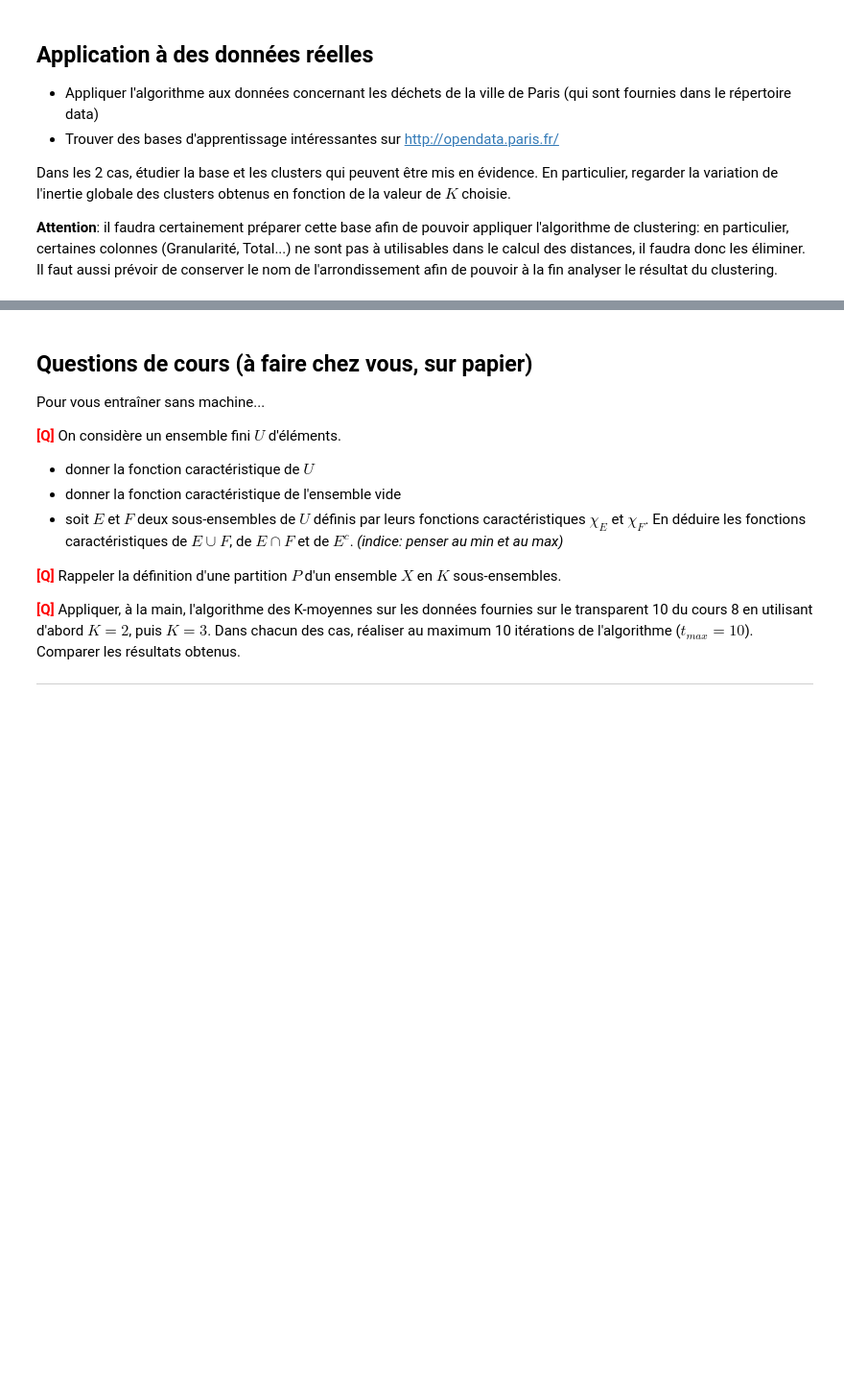
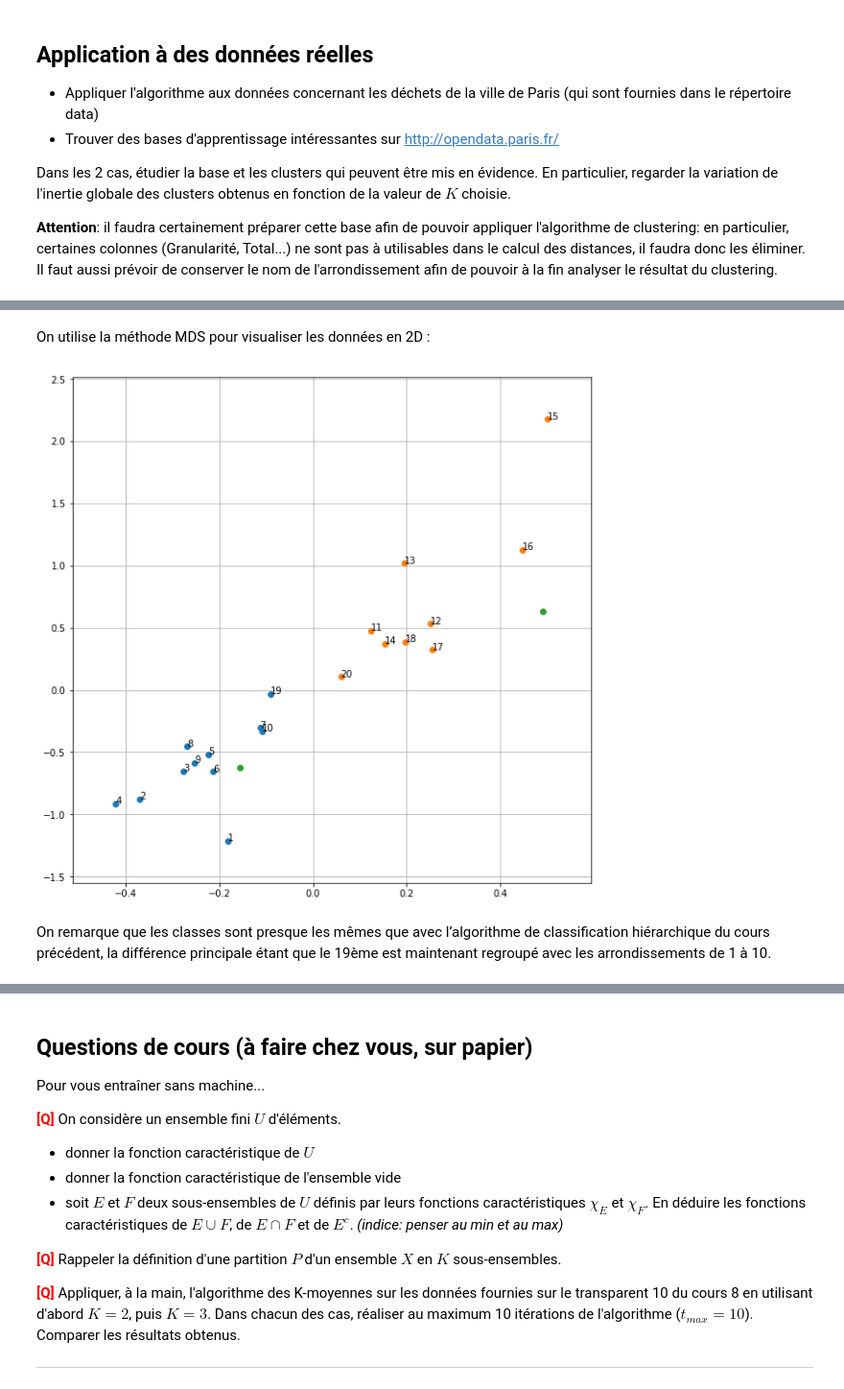
Before and after one commit to arianacarnielli/3I026, a Jupyter notebook: tme08/TME08-Carnielli.ipynb, the cells around one changed output, grey strips where cells are left out. Shown: that part at 96% size. Saved outputs shown, nothing was run; the diff lists cells and outputs as text; code cells hidden in the pictures; blank space fills up the shorter version.

```diff
--- a/tme08/TME08-Carnielli.ipynb
+++ b/tme08/TME08-Carnielli.ipynb
@@ -351,3 +349,10 @@ Dans les 2 cas, étudier la base et les clusters qui peuvent être mis en évide
 
 
 **Attention**: il faudra certainement préparer cette base afin de pouvoir appliquer l'algorithme de clustering: en particulier, certaines colonnes (Granularité, Total...) ne sont pas à utilisables dans le calcul des distances, il faudra donc les éliminer. Il faut aussi prévoir de conserver le nom de l'arrondissement afin de pouvoir à la fin analyser le résultat du clustering.
+# %%
+data_Paris = pd.read_csv("data/base-Paris.csv", sep=';')
+# %%
+data_Paris = data_Paris.drop(["Total arrondissement 2011"], axis=1)
+data_Paris = data_Paris.drop([13])
+
+data_Paris.head()
@@ -353,0 +366,8 @@ Dans les 2 cas, étudier la base et les clusters qui peuvent être mis en évide
+# %%
+#On transforme le type des données en numerique
+cols = data_Paris.columns[data_Paris.dtypes.eq('object')]
+data_Paris[cols] = data_Paris[cols].apply(pd.to_numeric, errors='coerce')
+
+granul = data_Paris["Granularité"]
+#On nomalise les valeurs
+data_Paris_norm = normalisation(data_Paris.drop("Granularité", axis=1))
@@ -353,0 +376,8 @@ Dans les 2 cas, étudier la base et les clusters qui peuvent être mis en évide
+# %%
+epsilon = 0.05
+iter_max = 100
+
+centre_k2, affect_k2 = kmoyennes(2, data_Paris_norm, epsilon, iter_max)
+
+print(centre_k2)
+print({c : [granul.iloc[i] for i in affect_k2[c]] for c in affect_k2})
@@ -353,0 +396,2 @@ Dans les 2 cas, étudier la base et les clusters qui peuvent être mis en évide
+# %% [markdown]
+On utilise la méthode MDS pour visualiser les données en 2D :
@@ -353,0 +400,26 @@ Dans les 2 cas, étudier la base et les clusters qui peuvent être mis en évide
+# %%
+dessin = man.MDS()
+tab_Paris_norm = data_Paris_norm.to_numpy()
+tab_Paris_norm = np.concatenate((tab_Paris_norm, centre_k2.to_numpy()))
+
+tab_2D = dessin.fit_transform(tab_Paris_norm)
+
+fig, ax = plt.subplots(figsize = (10, 10))
+ax.grid(True)
+ax.set_axisbelow(True)
+for i in affect_k2:
+    ax.scatter(tab_2D[affect_k2[i], 0], tab_2D[affect_k2[i], 1])
+
+ax.scatter(tab_2D[-len(affect_k2):, 0], tab_2D[-len(affect_k2):, 1])
+
+span_x = (tab_2D[:, 0].max() - tab_2D[:, 0].min())
+span_y = (tab_2D[:, 1].max() - tab_2D[:, 1].min())
+ax.set_xlim((tab_2D[:, 0].min() - span_x/10, tab_2D[:, 0].max() + span_x/10))
+ax.set_ylim((tab_2D[:, 1].min() - span_y/10, tab_2D[:, 1].max() + span_y/10))
+
+for i in range(granul.shape[0]):
+    ax.annotate(granul.iloc[i] -75000, (tab_2D[i, 0], tab_2D[i, 1]));
+# %% [output]
+[figure, added]
+# %% [markdown]
+On remarque que les classes sont presque les mêmes que avec l’algorithme de classification hiérarchique du cours précédent, la différence principale étant que le 19ème est maintenant regroupé avec les arrondissements de 1 à 10.
```
Also changed, not shown: parts of 21 cells of this notebook, 8 other files.
